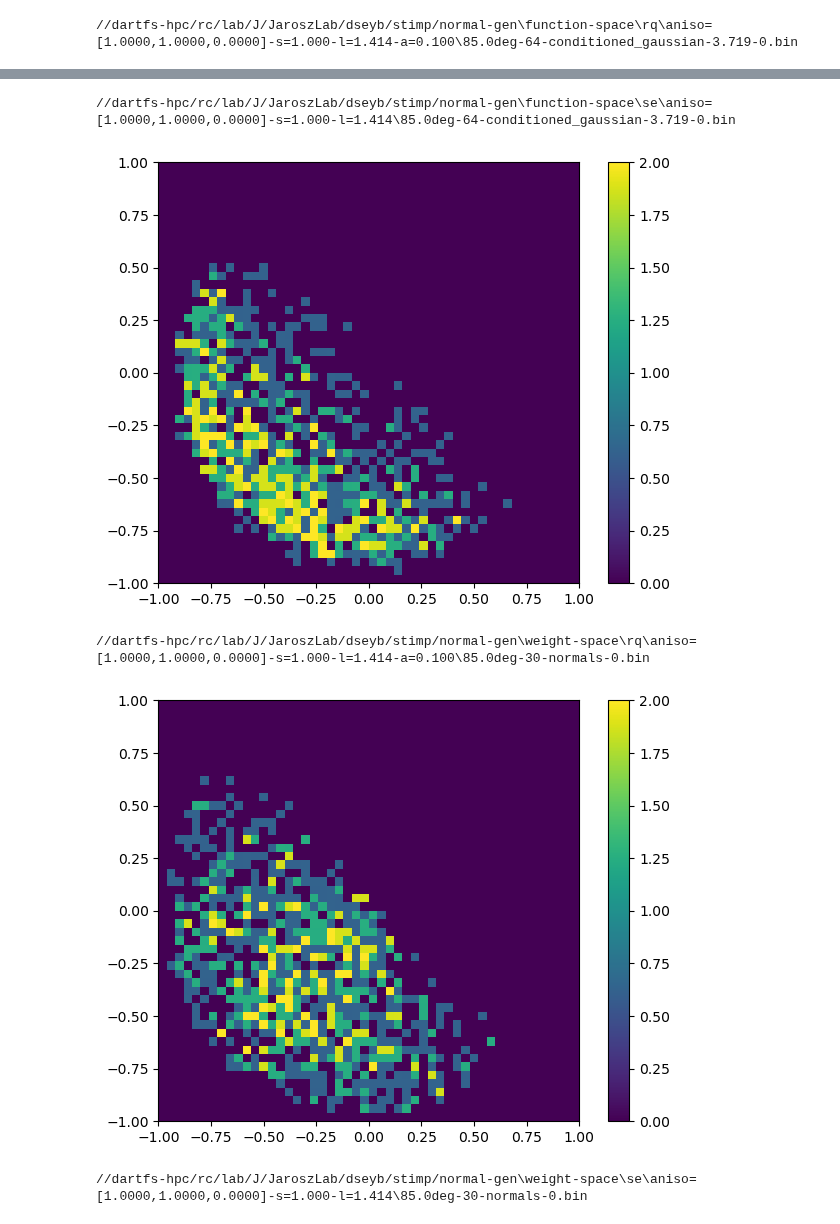
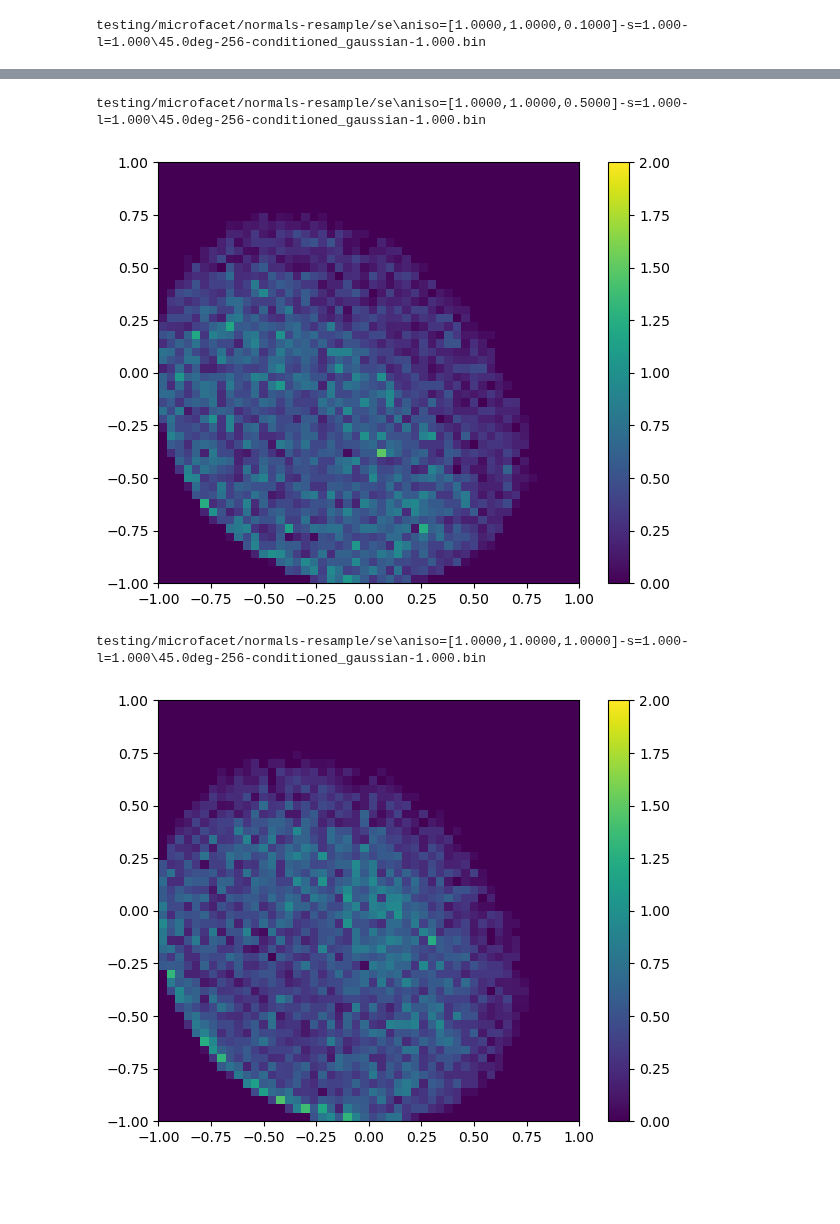
Before and after one commit to daseyb/tungsten, a Jupyter notebook: data/ndf.ipynb, the cells around one changed output, grey strips where cells are left out. Saved outputs shown, nothing was run; the diff lists cells and outputs as text; code cells hidden in the pictures; blank space fills up the shorter version.

```diff
--- a/data/ndf.ipynb
+++ b/data/ndf.ipynb
@@ -117,13 +117,16 @@ bounds = [[np.inf,-np.inf], [np.inf, -np.inf]]
 #for file in glob.glob("testing/microfacet/normals-validate-nocond/angle-range/rq/*.bin"):
 #for file in glob.glob("testing/microfacet/smith-test/angle-range/*/*256*.bin"):
 #for file in glob.glob("testing/ray-realizations/weight-space/*/*l=2.0*/300-*-normals*.bin"):
-for file in glob.glob("//dartfs-hpc/rc/lab/J/JaroszLab/dseyb/stimp/normal-gen/*/*/*/*.bin"):
+#for file in glob.glob("//dartfs-hpc/rc/lab/J/JaroszLab/dseyb/stimp/normal-gen/*/*/*/*.bin"):
 #for file in glob.glob("normals-validate-nocond/se/*.bin"):
+for file in glob.glob("testing/microfacet/normals-resample/se/*/*.bin"):
 
-    if("testing/ray-realizations" in file or "dartfs-hpc" in file):
-        normals = np.reshape(np.fromfile(file, dtype=np.float64), (-1,3))#.T
-    else:
-        normals = np.reshape(np.fromfile(file, dtype=np.float32), (3,-1)).T
+    normals = np.reshape(np.fromfile(file, dtype=np.float64), (-1,3))
+
+    # if("testing/ray-realizations" in file or "dartfs-hpc" in file):
+    #     normals = np.reshape(np.fromfile(file, dtype=np.float64), (-1,3))#.T
+    # else:
+    #     normals = np.reshape(np.fromfile(file, dtype=np.float32), (3,-1)).T
 
     deg_idx = file.find("deg")
     deg_idx = deg_idx if deg_idx != -1 else -4
@@ -191 +194 @@ for k, v in normal_files.items():
-//dartfs-hpc/rc/lab/J/JaroszLab/dseyb/stimp/normal-gen\function-space\rq\aniso=[1.0000,1.0000,0.0000]-s=1.000-l=1.414-a=0.100\85.0deg-64-conditioned_gaussian-3.719-0.bin
+testing/microfacet/normals-resample/se\aniso=[1.0000,1.0000,0.1000]-s=1.000-l=1.000\45.0deg-256-conditioned_gaussian-1.000.bin
@@ -193,5 +196,4 @@ for k, v in normal_files.items():
-//dartfs-hpc/rc/lab/J/JaroszLab/dseyb/stimp/normal-gen\function-space\se\aniso=[1.0000,1.0000,0.0000]-s=1.000-l=1.414\85.0deg-64-conditioned_gaussian-3.719-0.bin
+testing/microfacet/normals-resample/se\aniso=[1.0000,1.0000,0.5000]-s=1.000-l=1.000\45.0deg-256-conditioned_gaussian-1.000.bin
-[figure, old version]
+[figure, new version]
-//dartfs-hpc/rc/lab/J/JaroszLab/dseyb/stimp/normal-gen\weight-space\rq\aniso=[1.0000,1.0000,0.0000]-s=1.000-l=1.414-a=0.100\85.0deg-30-normals-0.bin
+testing/microfacet/normals-resample/se\aniso=[1.0000,1.0000,1.0000]-s=1.000-l=1.000\45.0deg-256-conditioned_gaussian-1.000.bin
-[figure, old version]
+[figure, new version]
-//dartfs-hpc/rc/lab/J/JaroszLab/dseyb/stimp/normal-gen\weight-space\se\aniso=[1.0000,1.0000,0.0000]-s=1.000-l=1.414\85.0deg-30-normals-0.bin
```
Also changed, not shown: parts of 2 cells of this notebook, 4 other files.
